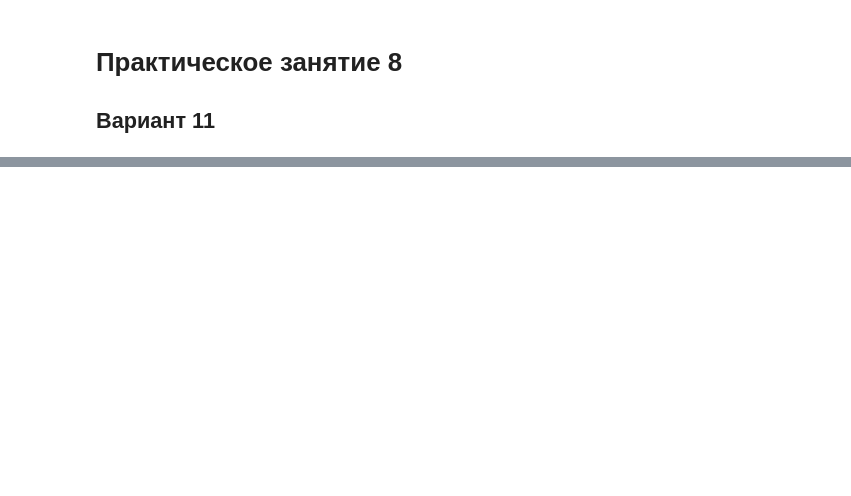
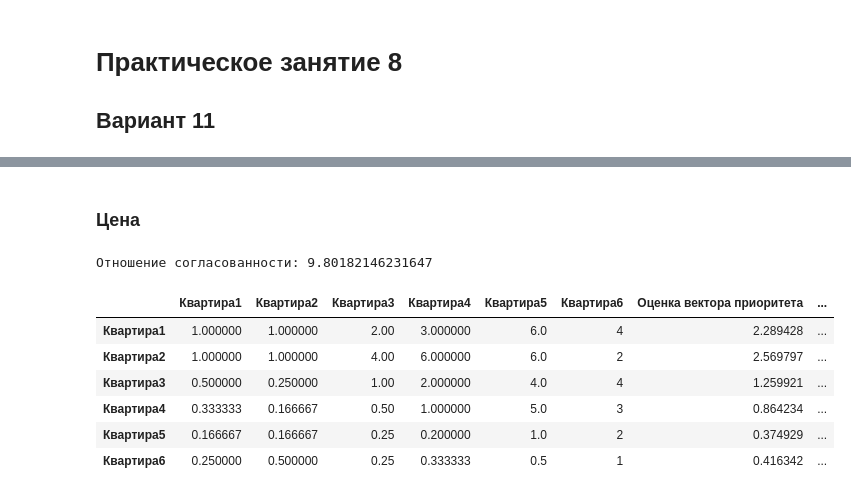
Before and after one commit to niktimf/CHSU_SA, a Jupyter notebook: EX9/EX9.ipynb, the cells around one changed output, grey strips where cells are left out. Drawn from its saved outputs; the diff is of its cells as text; code cells hidden in the pictures; blank space fills up the shorter version.

```diff
--- a/EX9/EX9.ipynb
+++ b/EX9/EX9.ipynb
@@ -44,0 +280,15 @@ matrix_df
+# %% [markdown]
+### Цена
+# %%
+price_matrix = ahp_matrices.get_matrix('Цена')
+print(f"Отношение согласованности: {CR_values['Цена']}")
+price_matrix
+# %% [output]
+Отношение согласованности: 9.80182146231647
+|  | Квартира1 | Квартира2 | Квартира3 | Квартира4 | Квартира5 | Квартира6 | Оценка вектора приоритета | ... |
+| Квартира1 | 1.000000 | 1.000000 | 2.00 | 3.000000 | 6.0 | 4 | 2.289428 | ... |
+| Квартира2 | 1.000000 | 1.000000 | 4.00 | 6.000000 | 6.0 | 2 | 2.569797 | ... |
+| Квартира3 | 0.500000 | 0.250000 | 1.00 | 2.000000 | 4.0 | 4 | 1.259921 | ... |
+| Квартира4 | 0.333333 | 0.166667 | 0.50 | 1.000000 | 5.0 | 3 | 0.864234 | ... |
+| Квартира5 | 0.166667 | 0.166667 | 0.25 | 0.200000 | 1.0 | 2 | 0.374929 | ... |
+| Квартира6 | 0.250000 | 0.500000 | 0.25 | 0.333333 | 0.5 | 1 | 0.416342 | ... |
```
Also changed, not shown: parts of 16 cells of this notebook.
